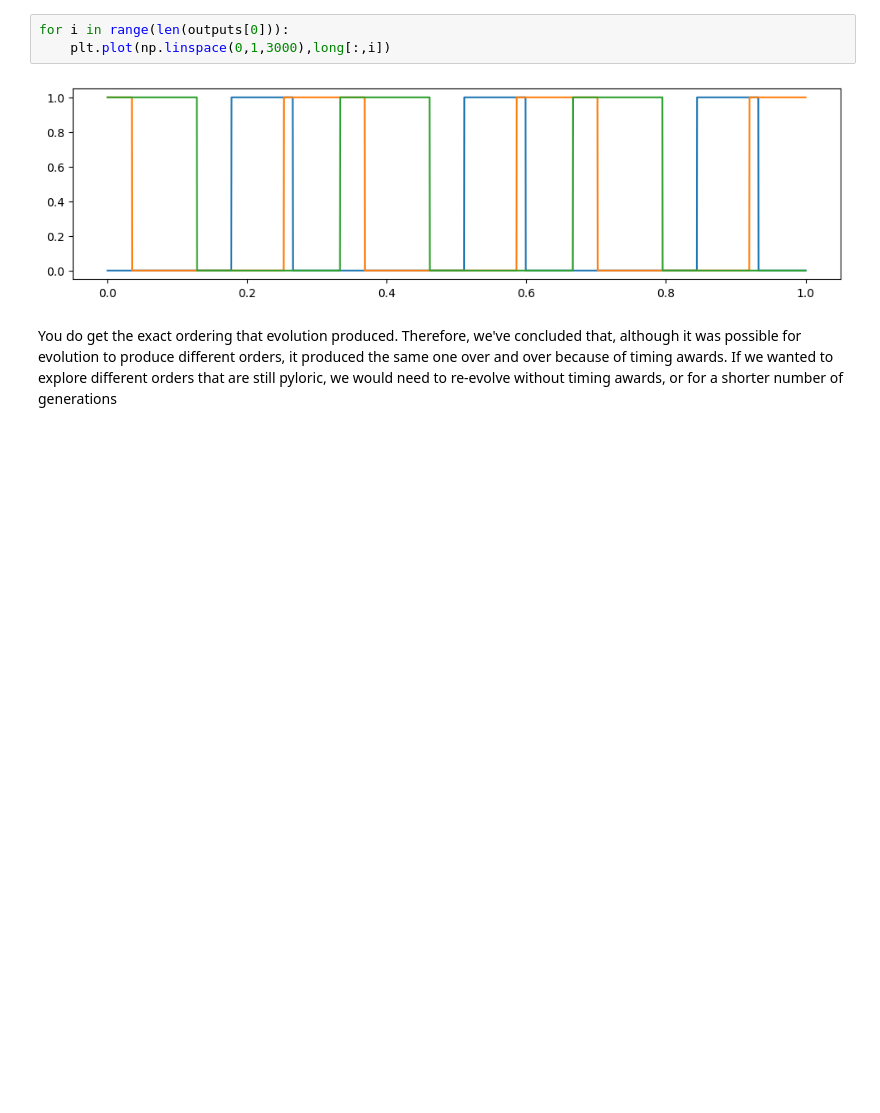
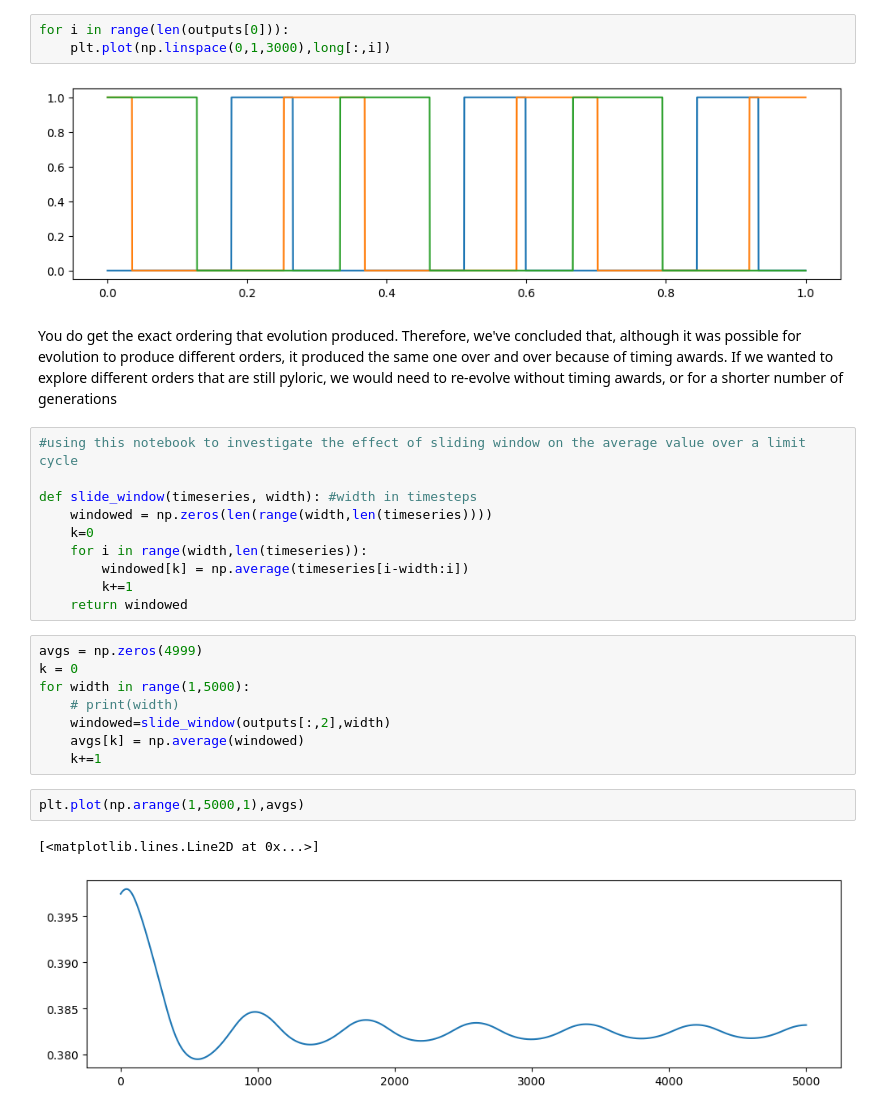
Before and after one commit to ljstolting/EvolvingHP, a Jupyter notebook: Cpp/trajectoryshift.ipynb, the cells around one changed output. Saved outputs shown, nothing was run; the diff lists cells and outputs as text; blank space fills up the shorter version.

```diff
--- a/Cpp/trajectoryshift.ipynb
+++ b/Cpp/trajectoryshift.ipynb
@@ -75,3 +75,26 @@ for i in range(len(outputs[0])):
 [figure]
 # %% [markdown]
 You do get the exact ordering that evolution produced. Therefore, we've concluded that, although it was possible for evolution to produce different orders, it produced the same one over and over because of timing awards. If we wanted to explore different orders that are still pyloric, we would need to re-evolve without timing awards, or for a shorter number of generations
+# %%
+#using this notebook to investigate the effect of sliding window on the average value over a limit cycle
+
+def slide_window(timeseries, width): #width in timesteps
+    windowed = np.zeros(len(range(width,len(timeseries))))
+    k=0
+    for i in range(width,len(timeseries)):
+        windowed[k] = np.average(timeseries[i-width:i])
+        k+=1
+    return windowed
+# %%
+avgs = np.zeros(4999)
+k = 0
+for width in range(1,5000):
+    # print(width)
+    windowed=slide_window(outputs[:,2],width)
+    avgs[k] = np.average(windowed)
+    k+=1
+# %%
+plt.plot(np.arange(1,5000,1),avgs)
+# %% [output]
+[<matplotlib.lines.Line2D at 0x...>]
+[figure, added]
```
Also changed, not shown: 18 other files.
